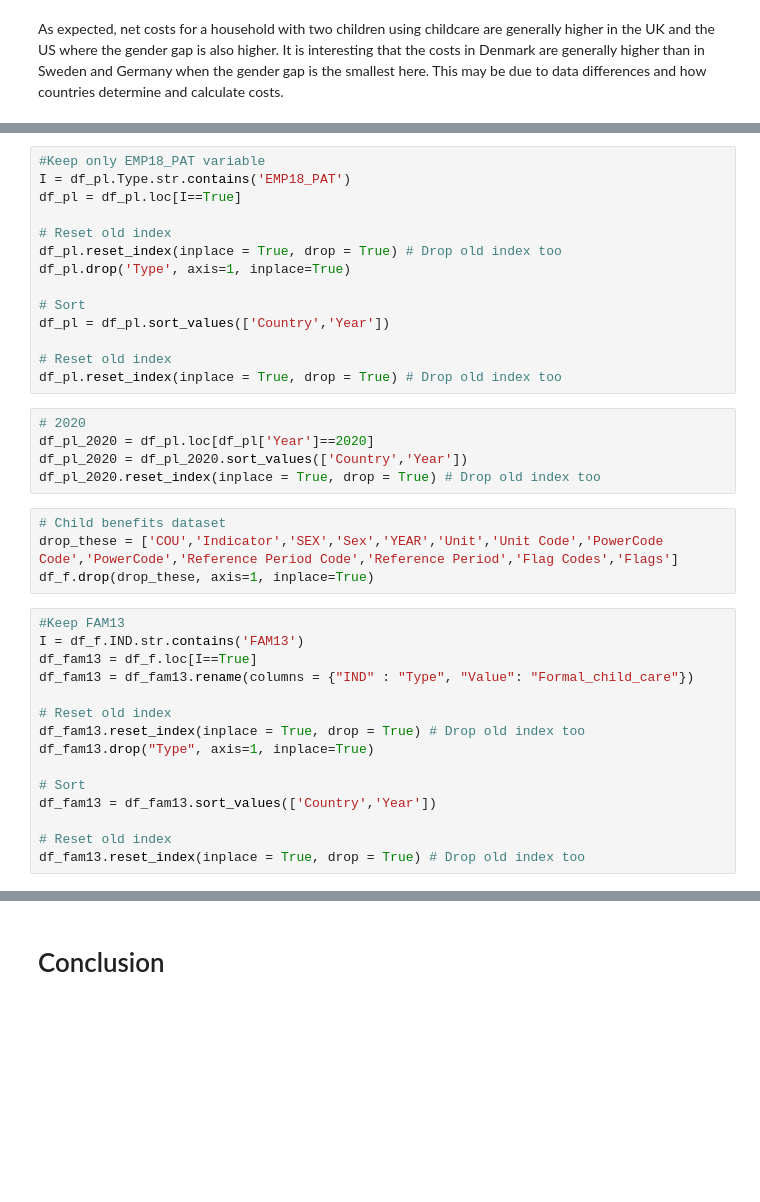
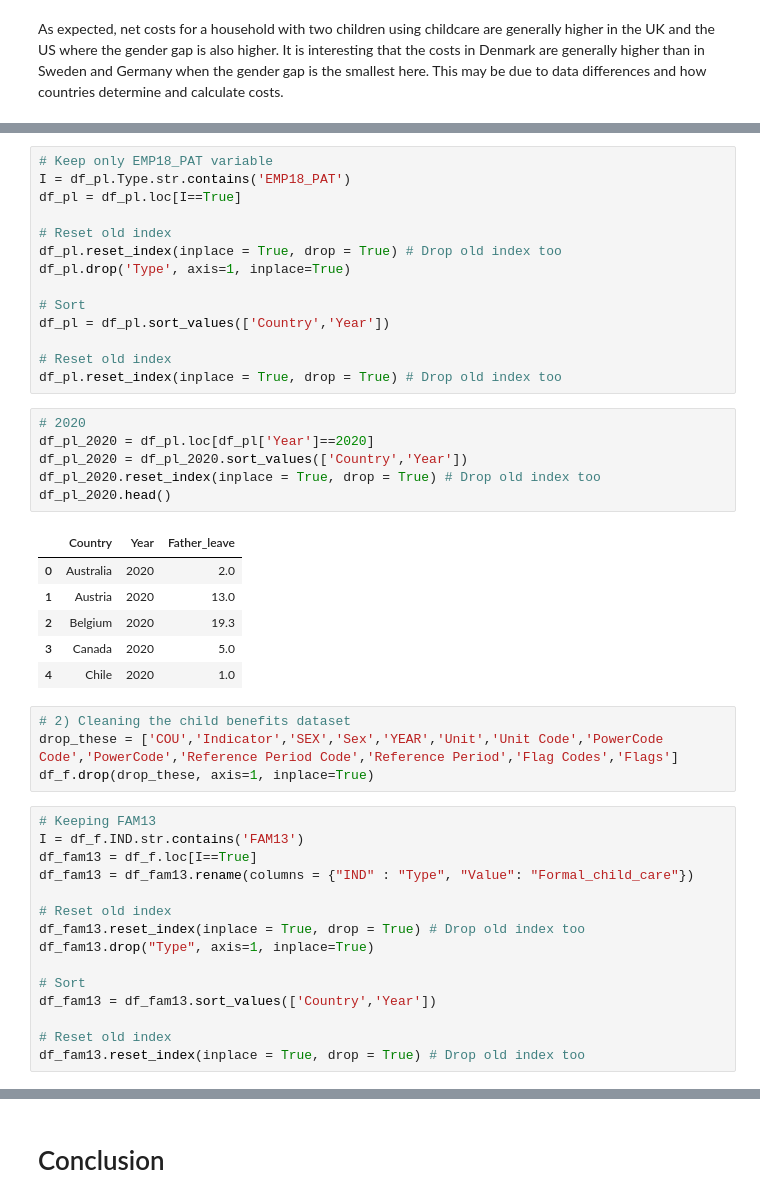
Before and after one commit to NumEconCopenhagen/projects-2023-aca, a Jupyter notebook: dataproject/dataproject.ipynb, the cells around one changed output, grey strips where cells are left out. Cells and saved outputs as stored; diff of their text form; blank space fills up the shorter version.

```diff
--- a/dataproject/dataproject.ipynb
+++ b/dataproject/dataproject.ipynb
@@ -322,5 +322,5 @@ df_pl = df_pl.rename(columns = {"IND" : "Type", "Value": "Father_leave", "Time":
 # %%
-#Keep only EMP18_PAT variable
+# Keep only EMP18_PAT variable
 I = df_pl.Type.str.contains('EMP18_PAT')
 df_pl = df_pl.loc[I==True]
 
@@ -336,14 +336,22 @@ df_pl.reset_index(inplace = True, drop = True) # Drop old index too
 # %%
 # 2020
 df_pl_2020 = df_pl.loc[df_pl['Year']==2020]
 df_pl_2020 = df_pl_2020.sort_values(['Country','Year'])
 df_pl_2020.reset_index(inplace = True, drop = True) # Drop old index too
+df_pl_2020.head()
+# %% [output]
+|  | Country | Year | Father_leave |
+| 0 | Australia | 2020 | 2.0 |
+| 1 | Austria | 2020 | 13.0 |
+| 2 | Belgium | 2020 | 19.3 |
+| 3 | Canada | 2020 | 5.0 |
+| 4 | Chile | 2020 | 1.0 |
 # %%
-# Child benefits dataset
+# 2) Cleaning the child benefits dataset
 drop_these = ['COU','Indicator','SEX','Sex','YEAR','Unit','Unit Code','PowerCode Code','PowerCode','Reference Period Code','Reference Period','Flag Codes','Flags']
 df_f.drop(drop_these, axis=1, inplace=True)
 # %%
-#Keep FAM13
+# Keeping FAM13
 I = df_f.IND.str.contains('FAM13')
 df_fam13 = df_f.loc[I==True]
 df_fam13 = df_fam13.rename(columns = {"IND" : "Type", "Value": "Formal_child_care"})
```
Also changed, not shown: parts of 13 cells of this notebook.
